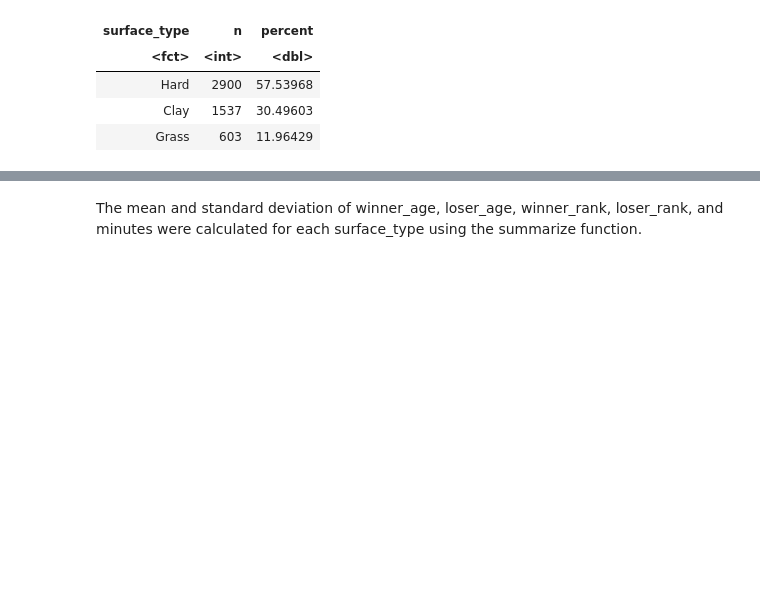
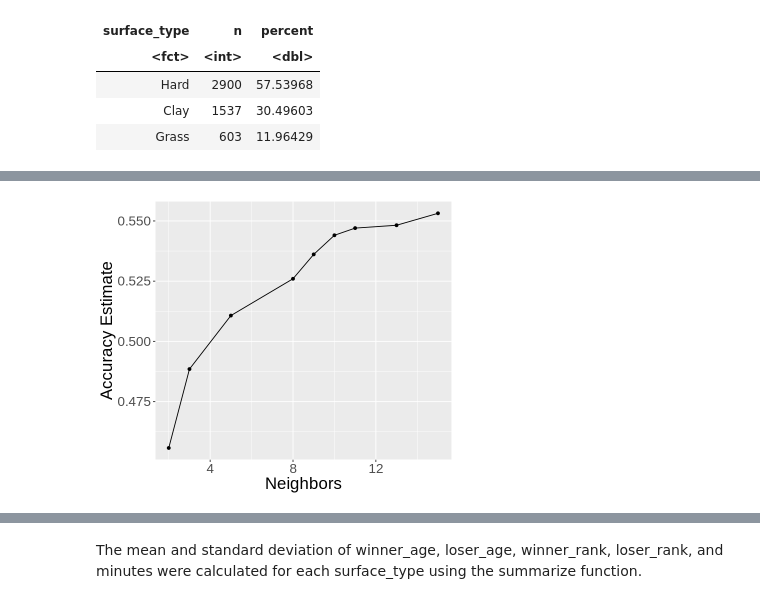
Before and after one commit to hirnas/DSCI100GW, a Jupyter notebook: group project/project code.ipynb, the cells around one changed output, grey strips where cells are left out. Saved outputs shown, nothing was run; the diff lists cells and outputs as text; code cells hidden in the pictures; blank space fills up the shorter version.

```diff
--- a/group project/project code.ipynb
+++ b/group project/project code.ipynb
@@ -243,0 +110,22 @@ accuracy_versus_k
+# %%
+set.seed(999)
+
+knn_spec <- nearest_neighbor(weight_func = "rectangular", neighbors = tune()) |>
+            set_engine("kknn") |>
+            set_mode("classification")
+
+tennis_recipe <- recipe(surface_type ~., data = tennis_train) |>
+  step_scale(all_predictors()) |>
+  step_center(all_predictors())
+
+tennis_vfold <- vfold_cv(tennis_train, v = 5, strata = surface_type)
+
+knn_results <- workflow() |>
+                 add_recipe(tennis_recipe) |>
+                 add_model(knn_spec) |>
+                 tune_grid(resamples = tennis_vfold, grid = 10) |>
+                 collect_metrics()
+
+accuracies <- knn_results |>
+                 filter(.metric == 'accuracy')
+accuracies
@@ -243,0 +145,11 @@ accuracy_versus_k
+# %%
+options(repr.plot.height = 5, repr.plot.width = 6)
+cross_val_plot <- ggplot(accuracies, aes(x = neighbors, y = mean)) +
+                  geom_point() +
+                  geom_line() +
+                  labs(x = 'Neighbors', y = 'Accuracy Estimate') +
+                  theme(text = element_text(size = 20))
+
+cross_val_plot
+# %% [output]
+[figure, added]
```
Also changed, not shown: parts of 18 cells of this notebook.
